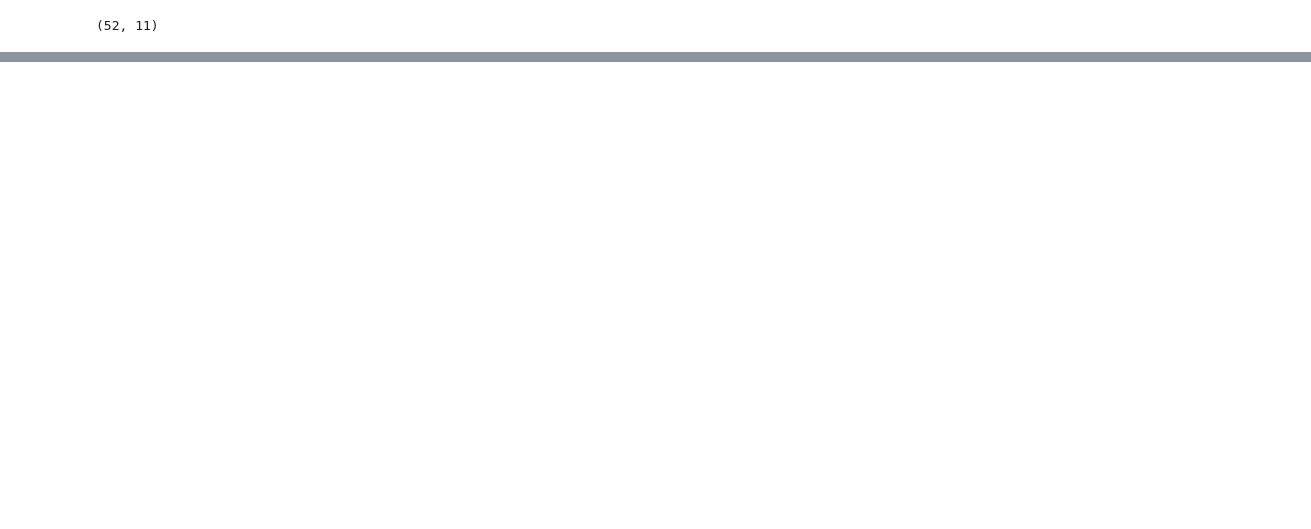
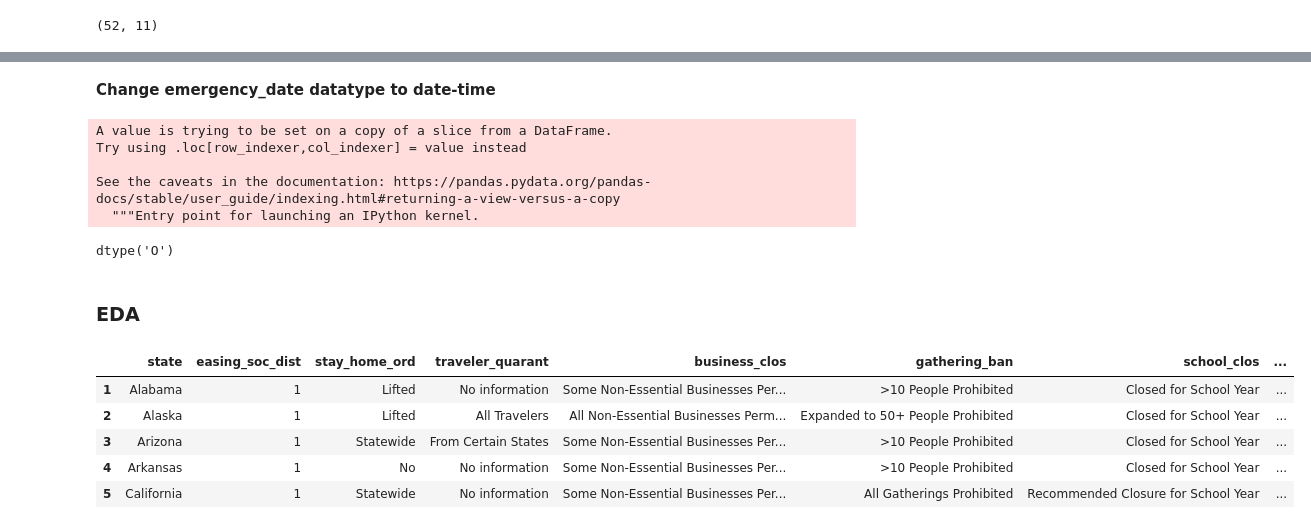
Before and after one commit to biborsz/COVID-social-distancing-sentiment-analysis, a Jupyter notebook: codes-bibor/002-Executive Orders.ipynb, the cells around one changed output, grey strips where cells are left out. Drawn from its saved outputs; the diff is of its cells as text; code cells hidden in the pictures; blank space fills up the shorter version.

```diff
--- a/codes-bibor/002-Executive Orders.ipynb
+++ b/codes-bibor/002-Executive Orders.ipynb
@@ -82,0 +347,14 @@ memory usage: 4.6+ KB
+# %% [markdown]
+**Change emergency_date datatype to date-time**
+# %%
+data['order_date'] = pd.to_datetime(data['emergency_date'], infer_datetime_format=True)
+# %% [output]
+A value is trying to be set on a copy of a slice from a DataFrame.
+Try using .loc[row_indexer,col_indexer] = value instead
+
+See the caveats in the documentation: https://pandas.pydata.org/pandas-docs/stable/user_guide/indexing.html#returning-a-view-versus-a-copy
+  """Entry point for launching an IPython kernel.
+# %%
+data['emergency_date'].dtype
+# %% [output]
+dtype('O')
@@ -82,0 +365,13 @@ memory usage: 4.6+ KB
+# %% [markdown]
+### EDA
+# %%
+# inspect data
+
+data.head()
+# %% [output]
+|  | state | easing_soc_dist | stay_home_ord | traveler_quarant | business_clos | gathering_ban | school_clos | ... |
+| 1 | Alabama | 1 | Lifted | No information | Some Non-Essential Businesses Per... | >10 People Prohibited | Closed for School Year | ... |
+| 2 | Alaska | 1 | Lifted | All Travelers | All Non-Essential Businesses Perm... | Expanded to 50+ People Prohibited | Closed for School Year | ... |
+| 3 | Arizona | 1 | Statewide | From Certain States | Some Non-Essential Businesses Per... | >10 People Prohibited | Closed for School Year | ... |
+| 4 | Arkansas | 1 | No | No information | Some Non-Essential Businesses Per... | >10 People Prohibited | Closed for School Year | ... |
+| 5 | California | 1 | Statewide | No information | Some Non-Essential Businesses Per... | All Gatherings Prohibited | Recommended Closure for School Year | ... |
```
Also changed, not shown: parts of 46 cells of this notebook, 2 other files.
